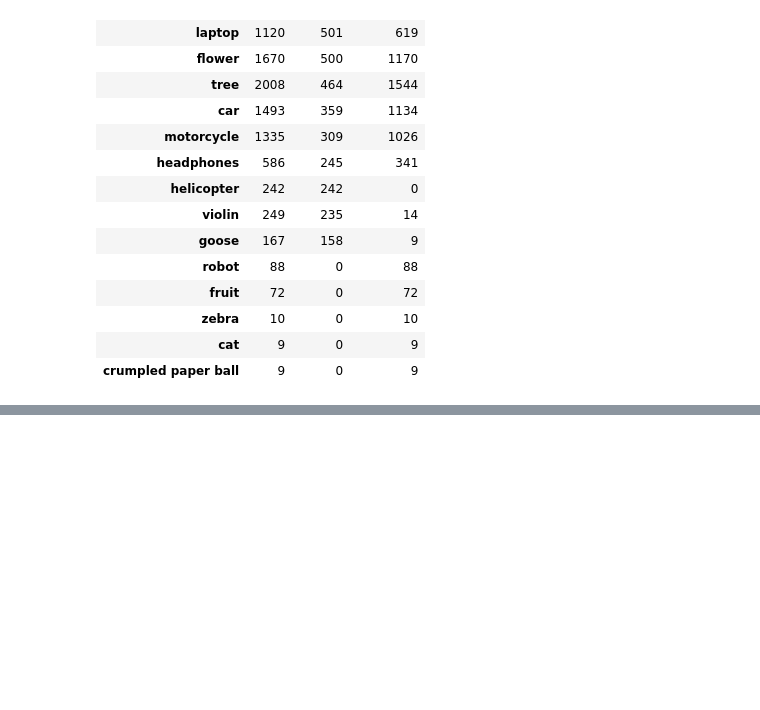
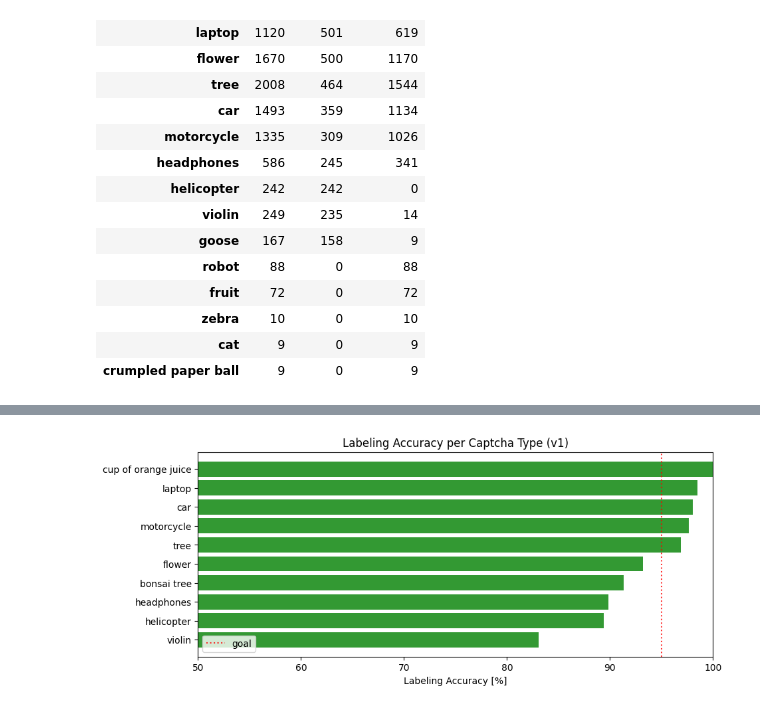
Before and after one commit to xTerradon/hcaptcha-solver, a Jupyter notebook: dev/main.ipynb, the cells around one changed output, grey strips where cells are left out. Cells and saved outputs as stored; diff of their text form; code cells hidden in the pictures; blank space fills up the shorter version.

Commit message:
v0.2.12 with improved models and error handling

```diff
--- a/dev/main.ipynb
+++ b/dev/main.ipynb
@@ -39,0 +37,3 @@ plot_captcha_info(info, figsize=(4,10))
+# %%
+model_info = db1.get_model_info()
+model_info
@@ -39,0 +52,5 @@ plot_captcha_info(info, figsize=(4,10))
+# %%
+%run visualizer.py
+plot_model_accuracy(model_info)
+# %% [output]
+[figure, added]
```
Also changed, not shown: parts of 9 cells of this notebook, 27 other files.
